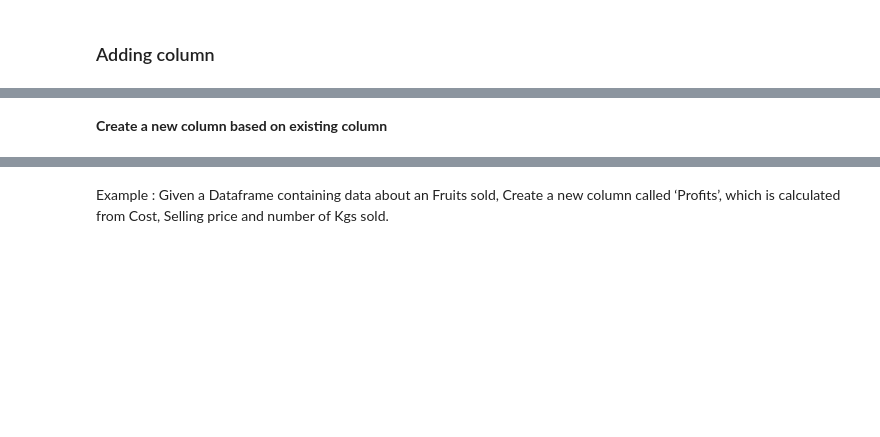
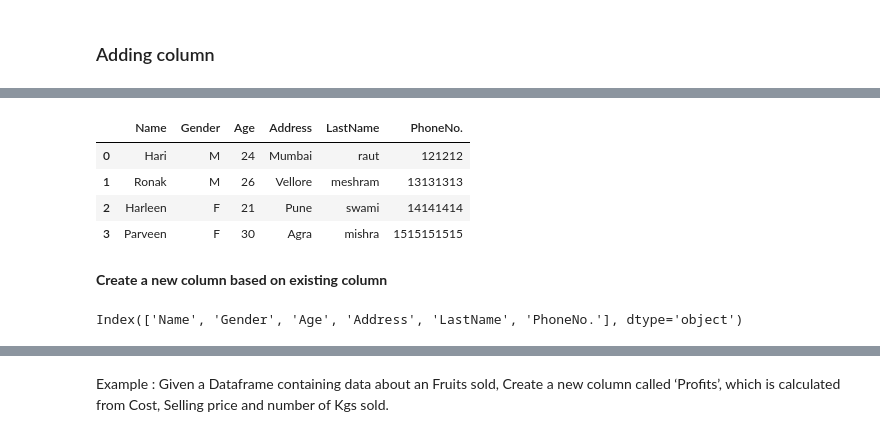
Before and after one commit to akshaypache/Python, a Jupyter notebook: DataSciencePython/005_Pandas.ipynb, the cells around one changed output, grey strips where cells are left out. Cells and saved outputs as stored; diff of their text form; code cells hidden in the pictures; blank space fills up the shorter version.

```diff
--- a/DataSciencePython/005_Pandas.ipynb
+++ b/DataSciencePython/005_Pandas.ipynb
@@ -666,2 +672,19 @@ df['Address'] = address
+# %%
+lastName = ['raut', 'meshram', 'swami', 'mishra']
+df['LastName'] = lastName
+
+PhNo = [121212, 13131313, 14141414, 1515151515]
+df['PhoneNo.'] = PhNo
+df
+# %% [output]
+|  | Name | Gender | Age | Address | LastName | PhoneNo. |
+| 0 | Hari | M | 24 | Mumbai | raut | 121212 |
+| 1 | Ronak | M | 26 | Vellore | meshram | 13131313 |
+| 2 | Harleen | F | 21 | Pune | swami | 14141414 |
+| 3 | Parveen | F | 30 | Agra | mishra | 1515151515 |
 # %% [markdown]
 **Create a new column based on existing column**
+# %%
+df.columns
+# %% [output]
+Index(['Name', 'Gender', 'Age', 'Address', 'LastName', 'PhoneNo.'], dtype='object')
```
Also changed, not shown: parts of 6 cells of this notebook, 3 other files.
